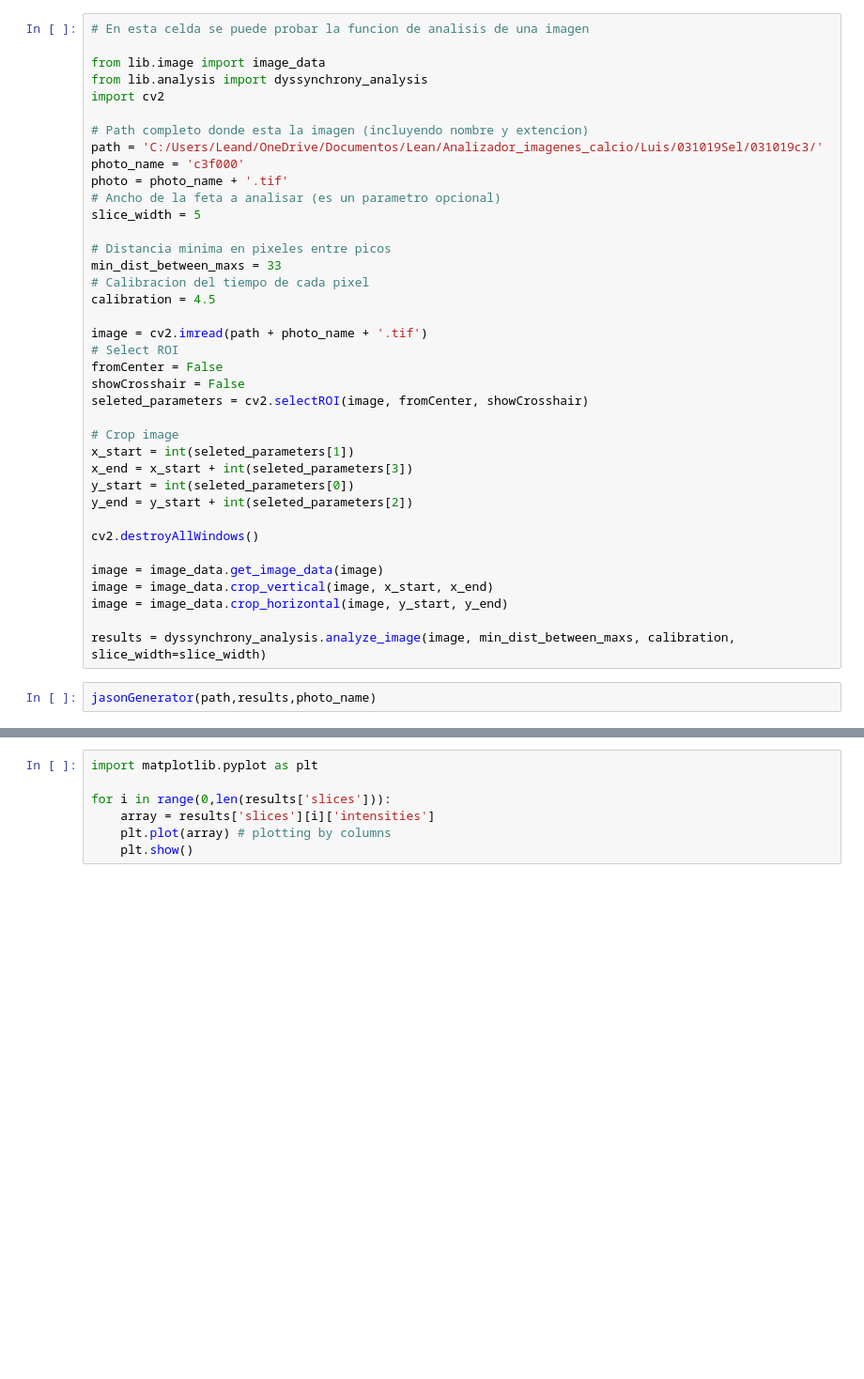
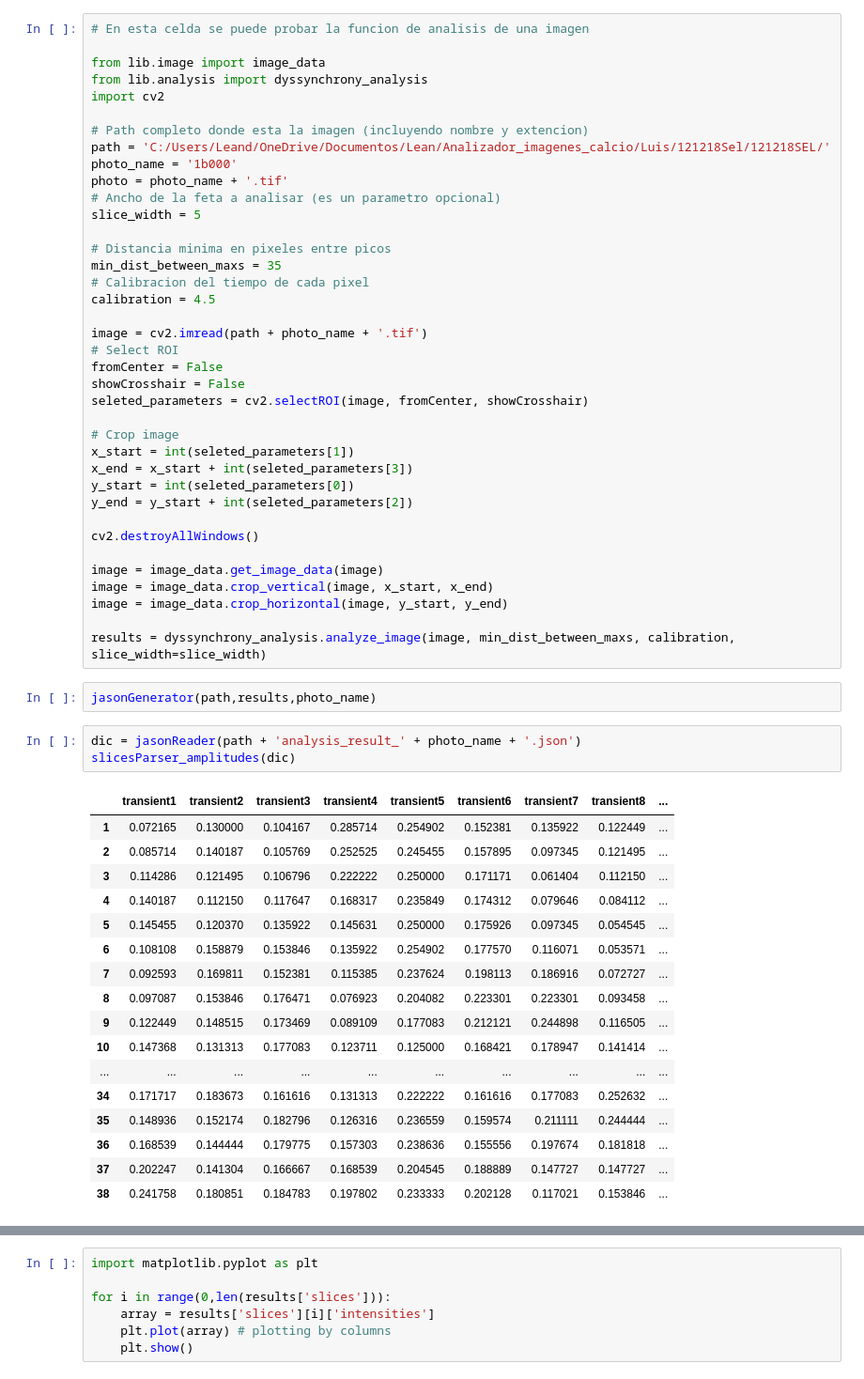
Before and after one commit to CardiAP/DesktopApp, a Jupyter notebook: PruebaAnalisisDisincronia.ipynb, the cells around one changed output, grey strips where cells are left out. Shown at 94% size. Saved outputs shown, nothing was run; the diff lists cells and outputs as text; blank space fills up the shorter version.

```diff
--- a/PruebaAnalisisDisincronia.ipynb
+++ b/PruebaAnalisisDisincronia.ipynb
@@ -6,14 +6,14 @@ from lib.analysis import dyssynchrony_analysis
 import cv2
 
 # Path completo donde esta la imagen (incluyendo nombre y extencion)
-path = 'C:/Users/Leand/OneDrive/Documentos/Lean/Analizador_imagenes_calcio/Luis/031019Sel/031019c3/'
-photo_name = 'c3f000'
+path = 'C:/Users/Leand/OneDrive/Documentos/Lean/Analizador_imagenes_calcio/Luis/121218Sel/121218SEL/'
+photo_name = '1b000'
 photo = photo_name + '.tif'
 # Ancho de la feta a analisar (es un parametro opcional)
 slice_width = 5
 
 # Distancia minima en pixeles entre picos
-min_dist_between_maxs = 33
+min_dist_between_maxs = 35
 # Calibracion del tiempo de cada pixel
 calibration = 4.5
 
@@ -38,6 +38,27 @@ image = image_data.crop_horizontal(image, y_start, y_end)
 results = dyssynchrony_analysis.analyze_image(image, min_dist_between_maxs, calibration, slice_width=slice_width)
 # %%
 jasonGenerator(path,results,photo_name)
+# %%
+dic = jasonReader(path + 'analysis_result_' + photo_name + '.json')
+slicesParser_amplitudes(dic)
+# %% [output]
+|  | transient1 | transient2 | transient3 | transient4 | transient5 | transient6 | transient7 | transient8 | ... |
+| 1 | 0.072165 | 0.130000 | 0.104167 | 0.285714 | 0.254902 | 0.152381 | 0.135922 | 0.122449 | ... |
+| 2 | 0.085714 | 0.140187 | 0.105769 | 0.252525 | 0.245455 | 0.157895 | 0.097345 | 0.121495 | ... |
+| 3 | 0.114286 | 0.121495 | 0.106796 | 0.222222 | 0.250000 | 0.171171 | 0.061404 | 0.112150 | ... |
+| 4 | 0.140187 | 0.112150 | 0.117647 | 0.168317 | 0.235849 | 0.174312 | 0.079646 | 0.084112 | ... |
+| 5 | 0.145455 | 0.120370 | 0.135922 | 0.145631 | 0.250000 | 0.175926 | 0.097345 | 0.054545 | ... |
+| 6 | 0.108108 | 0.158879 | 0.153846 | 0.135922 | 0.254902 | 0.177570 | 0.116071 | 0.053571 | ... |
+| 7 | 0.092593 | 0.169811 | 0.152381 | 0.115385 | 0.237624 | 0.198113 | 0.186916 | 0.072727 | ... |
+| 8 | 0.097087 | 0.153846 | 0.176471 | 0.076923 | 0.204082 | 0.223301 | 0.223301 | 0.093458 | ... |
+| 9 | 0.122449 | 0.148515 | 0.173469 | 0.089109 | 0.177083 | 0.212121 | 0.244898 | 0.116505 | ... |
+| 10 | 0.147368 | 0.131313 | 0.177083 | 0.123711 | 0.125000 | 0.168421 | 0.178947 | 0.141414 | ... |
+| ... | ... | ... | ... | ... | ... | ... | ... | ... | ... |
+| 34 | 0.171717 | 0.183673 | 0.161616 | 0.131313 | 0.222222 | 0.161616 | 0.177083 | 0.252632 | ... |
+| 35 | 0.148936 | 0.152174 | 0.182796 | 0.126316 | 0.236559 | 0.159574 | 0.211111 | 0.244444 | ... |
+| 36 | 0.168539 | 0.144444 | 0.179775 | 0.157303 | 0.238636 | 0.155556 | 0.197674 | 0.181818 | ... |
+| 37 | 0.202247 | 0.141304 | 0.166667 | 0.168539 | 0.204545 | 0.188889 | 0.147727 | 0.147727 | ... |
+| 38 | 0.241758 | 0.180851 | 0.184783 | 0.197802 | 0.233333 | 0.202128 | 0.117021 | 0.153846 | ... |
 # %%
 print(results['image']['max_peaks_positions'])
 for i in range(0,len(results['slices'])):
```
Also changed, not shown: parts of 11 cells of this notebook, 3 other files.
